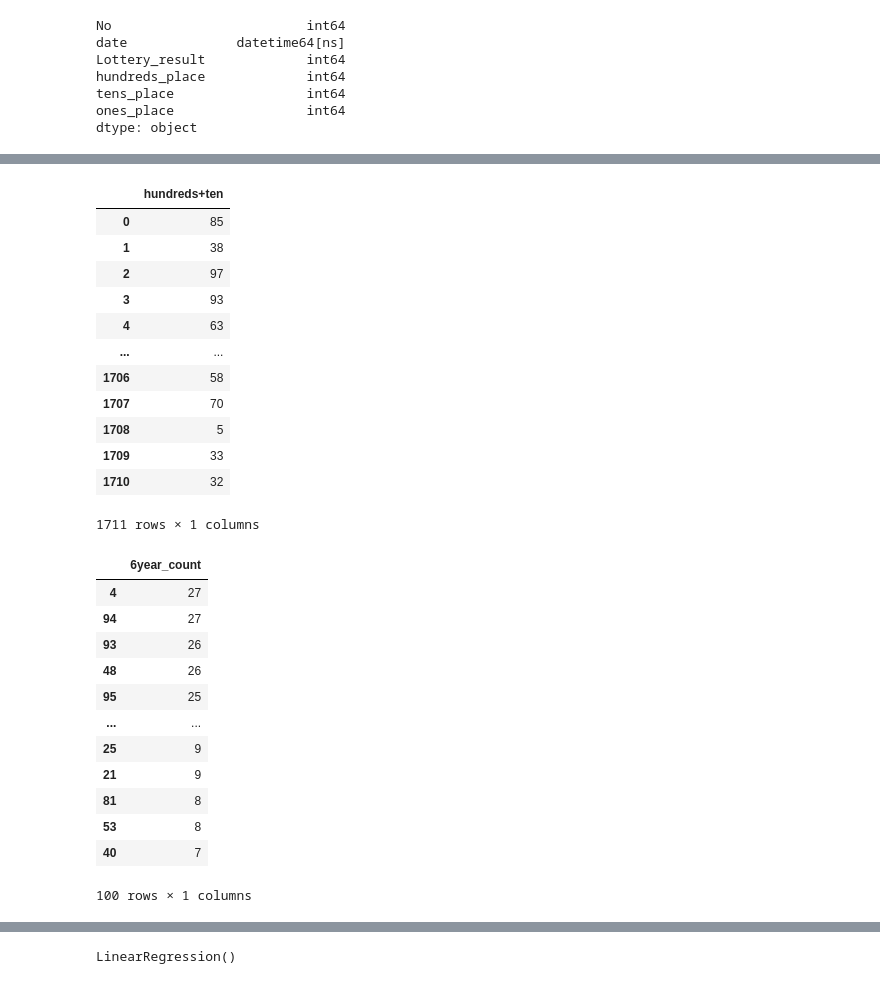
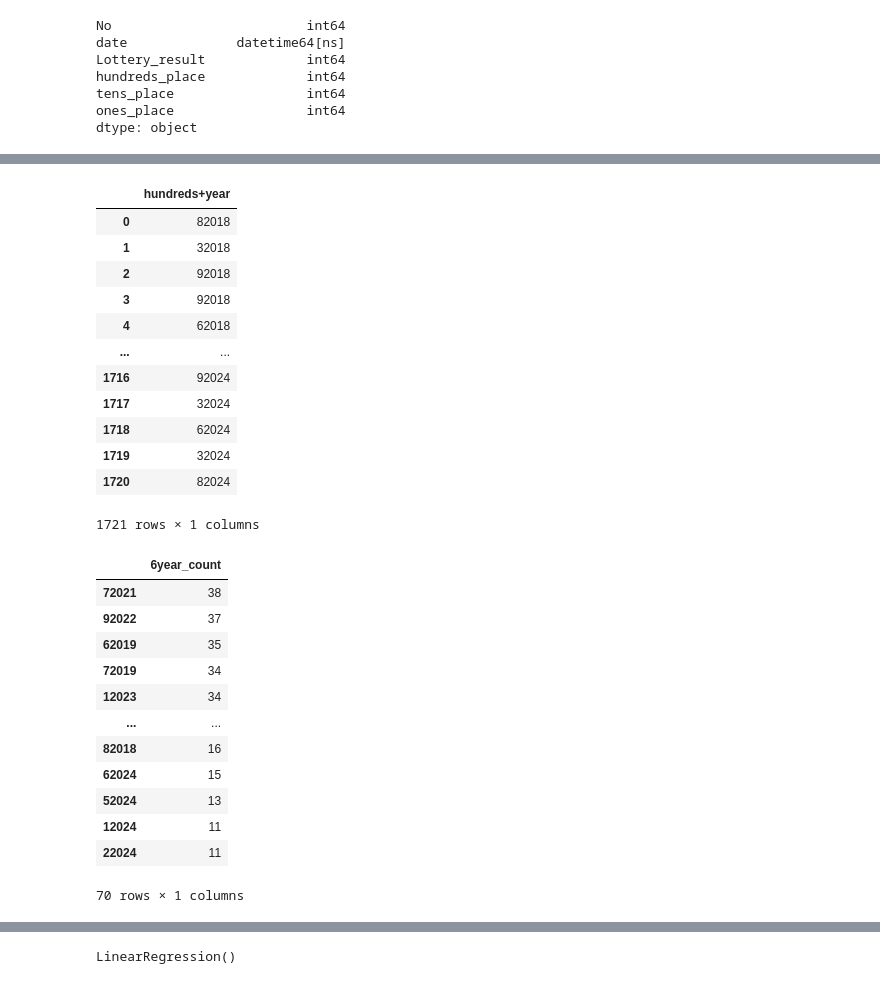
Before and after one commit to yyoshikun/workdir, a Jupyter notebook: Num_3_challenge_5.ipynb, the cells around one changed output, grey strips where cells are left out. Drawn from its saved outputs; the diff is of its cells as text; code cells hidden in the pictures.

```diff
--- a/Num_3_challenge_5.ipynb
+++ b/Num_3_challenge_5.ipynb
@@ -367,11 +367,15 @@ Num_3_2018_2023
 # %%
 #025 ここで「百+十」結合の列をいれる-----20240506 初期は年も結合して年毎でカウントする作戦を変更-----最後で列は消す-----「+」の列を追加20240713---20240803---
+#hundreds+tenの6年のとき異常な数値が頻繁に発生したので戻し検討中-----20240828----- なので年ごとの百の位の出現回数に戻す
+
 Num_3_2018_2023 = pd.DataFrame(Num_3_2018_2023)
 t1 = Num_3_2018_2023['hundreds_place']
 t2 = Num_3_2018_2023['year']
-t3 = Num_3_2018_2023['tens_place']
+# t3 = Num_3_2018_2023['tens_place']
 
 # df_test['hp_year_join'] = t1.astype(str) + t3.astype(str) + t2.astype(str)
-df_test = pd.DataFrame(t1.astype(str) + t3.astype(str), columns=['hundreds+ten'])#カラム名追加
+# df_test = pd.DataFrame(t1.astype(str) + t3.astype(str), columns=['hundreds+ten'])#カラム名追加
+df_test = pd.DataFrame(t1.astype(str) + t2.astype(str), columns=['hundreds+year'])#カラム名追加
+
 df_test
 # %% [output]
@@ -393,34 +397,36 @@ df_test
 df_test = df_test.astype(int)
 df_test
 # %% [output]
-|  | hundreds+ten |
-| 0 | 85 |
-| 1 | 38 |
-| 2 | 97 |
-| 3 | 93 |
-| 4 | 63 |
+|  | hundreds+year |
+| 0 | 82018 |
+| 1 | 32018 |
+| 2 | 92018 |
+| 3 | 92018 |
+| 4 | 62018 |
 | ... | ... |
-| 1706 | 58 |
-| 1707 | 70 |
-| 1708 | 5 |
-| 1709 | 33 |
-| 1710 | 32 |
+| 1716 | 92024 |
+| 1717 | 32024 |
+| 1718 | 62024 |
+| 1719 | 32024 |
+| 1720 | 82024 |
-1711 rows × 1 columns
+1721 rows × 1 columns
 # %%
-#027-----参考で6年間の2桁の出現頻度をカウント--- Max27回だから35回で変数化でいこう
-df_test_count = pd.DataFrame({'6year_count': df_test.loc[:,'hundreds+ten'].value_counts()})
+#027-----参考で6年間の2桁の出現頻度をカウント--- Max27回だから35回で変数化でいこう-----   20240831--出現回数だけを変数化でいこう-----
+# df_test_count = pd.DataFrame({'6year_count': df_test.loc[:,'hundreds+ten'].value_counts()})
+df_test_count = pd.DataFrame({'6year_count': df_test.loc[:,'hundreds+year'].value_counts()})
+
 df_test_count
 # %% [output]
 |  | 6year_count |
-| 4 | 27 |
-| 94 | 27 |
-| 93 | 26 |
-| 48 | 26 |
-| 95 | 25 |
+| 72021 | 38 |
+| 92022 | 37 |
+| 62019 | 35 |
+| 72019 | 34 |
+| 12023 | 34 |
 | ... | ... |
-| 25 | 9 |
-| 21 | 9 |
-| 81 | 8 |
-| 53 | 8 |
-| 40 | 7 |
+| 82018 | 16 |
+| 62024 | 15 |
+| 52024 | 13 |
+| 12024 | 11 |
+| 22024 | 11 |
-100 rows × 1 columns
+70 rows × 1 columns
```
Also changed, not shown: parts of 65 cells of this notebook, 6 other files.
